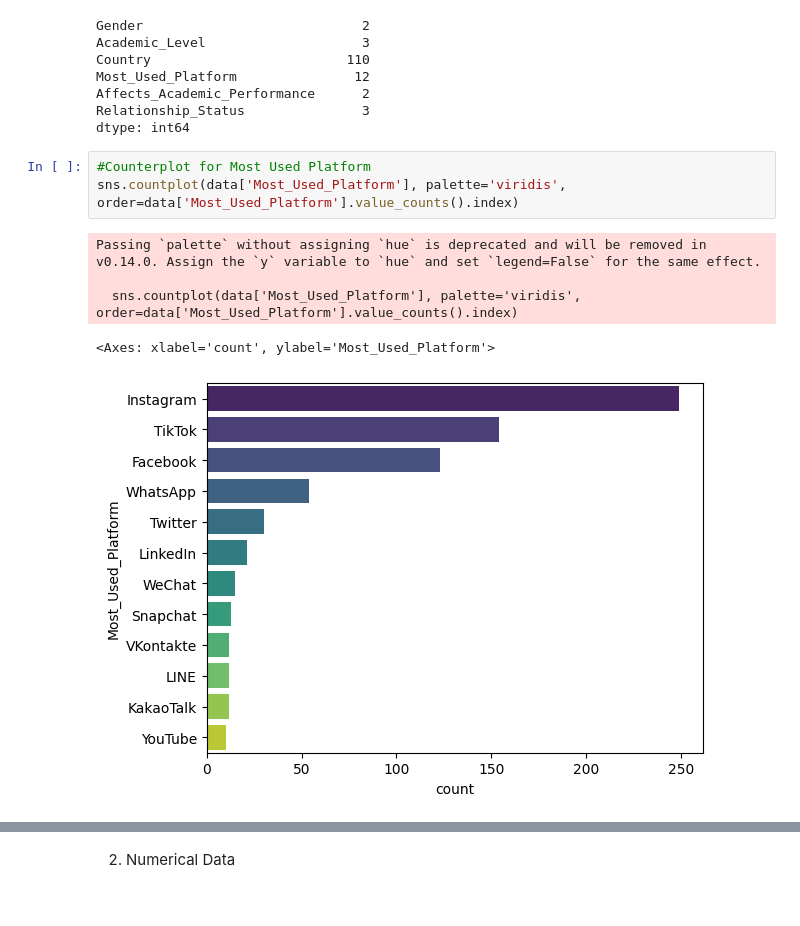
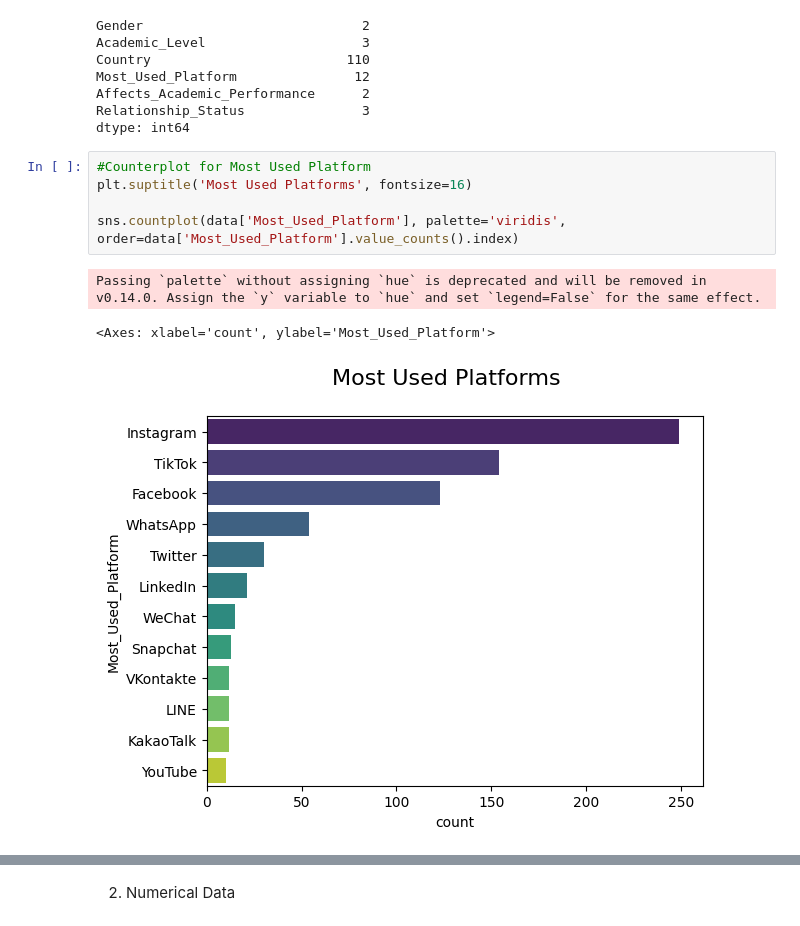
Before and after one commit to Harsh-1598/Students-Social-Media-Addiction, a Jupyter notebook: codes/main.ipynb, the cells around one changed output, grey strips where cells are left out. Drawn from its saved outputs; the diff is of its cells as text.

```diff
--- a/codes/main.ipynb
+++ b/codes/main.ipynb
@@ -122,11 +122,11 @@ Relationship_Status               3
 dtype: int64
 # %%
 #Counterplot for Most Used Platform
+plt.suptitle('Most Used Platforms', fontsize=16)
+
 sns.countplot(data['Most_Used_Platform'], palette='viridis', order=data['Most_Used_Platform'].value_counts().index)
 # %% [output]
 Passing `palette` without assigning `hue` is deprecated and will be removed in v0.14.0. Assign the `y` variable to `hue` and set `legend=False` for the same effect.
-
-  sns.countplot(data['Most_Used_Platform'], palette='viridis', order=data['Most_Used_Platform'].value_counts().index)
 <Axes: xlabel='count', ylabel='Most_Used_Platform'>
-[figure, old version]
+[figure, new version]
 # %%
```
Also changed, not shown: parts of 12 cells of this notebook, 3 other files.
